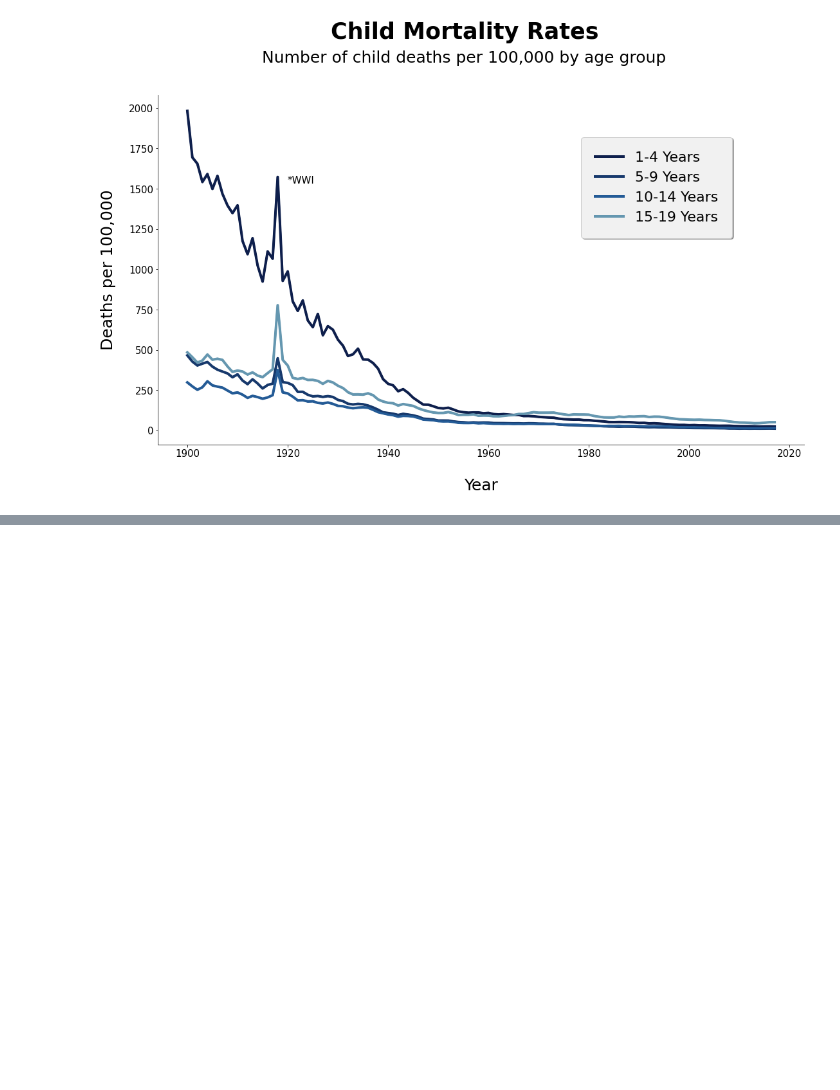
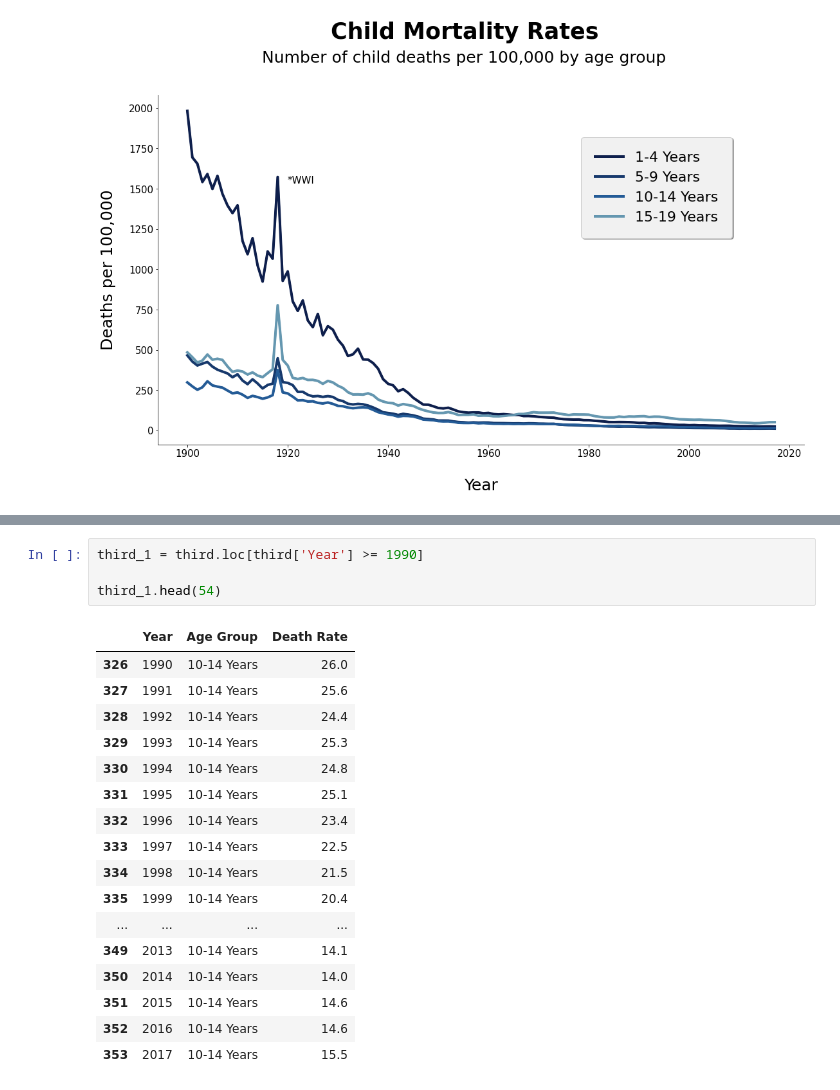
Before and after one commit to KristineYW/DS15-Unit-1-Build, a Jupyter notebook: Build_Week_1_Vis_2_CM.ipynb, the cells around one changed output, grey strips where cells are left out. Drawn from its saved outputs; the diff is of its cells as text; blank space fills up the shorter version.

```diff
--- a/Build_Week_1_Vis_2_CM.ipynb
+++ b/Build_Week_1_Vis_2_CM.ipynb
@@ -144,0 +189,22 @@ plt.plot();
+# %%
+third_1 = third.loc[third['Year'] >= 1990]
+
+third_1.head(54)
+# %% [output]
+|  | Year | Age Group | Death Rate |
+| 326 | 1990 | 10-14 Years | 26.0 |
+| 327 | 1991 | 10-14 Years | 25.6 |
+| 328 | 1992 | 10-14 Years | 24.4 |
+| 329 | 1993 | 10-14 Years | 25.3 |
+| 330 | 1994 | 10-14 Years | 24.8 |
+| 331 | 1995 | 10-14 Years | 25.1 |
+| 332 | 1996 | 10-14 Years | 23.4 |
+| 333 | 1997 | 10-14 Years | 22.5 |
+| 334 | 1998 | 10-14 Years | 21.5 |
+| 335 | 1999 | 10-14 Years | 20.4 |
+| ... | ... | ... | ... |
+| 349 | 2013 | 10-14 Years | 14.1 |
+| 350 | 2014 | 10-14 Years | 14.0 |
+| 351 | 2015 | 10-14 Years | 14.6 |
+| 352 | 2016 | 10-14 Years | 14.6 |
+| 353 | 2017 | 10-14 Years | 15.5 |
```
Also changed, not shown: parts of 4 cells of this notebook.
